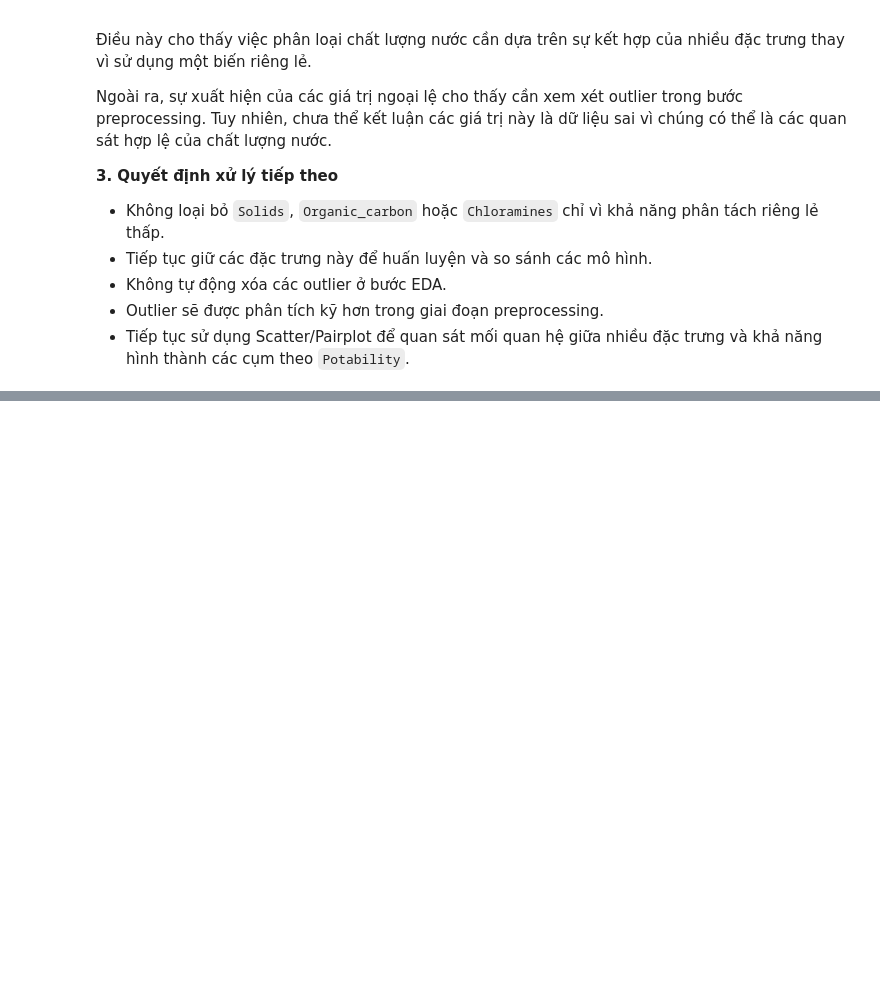
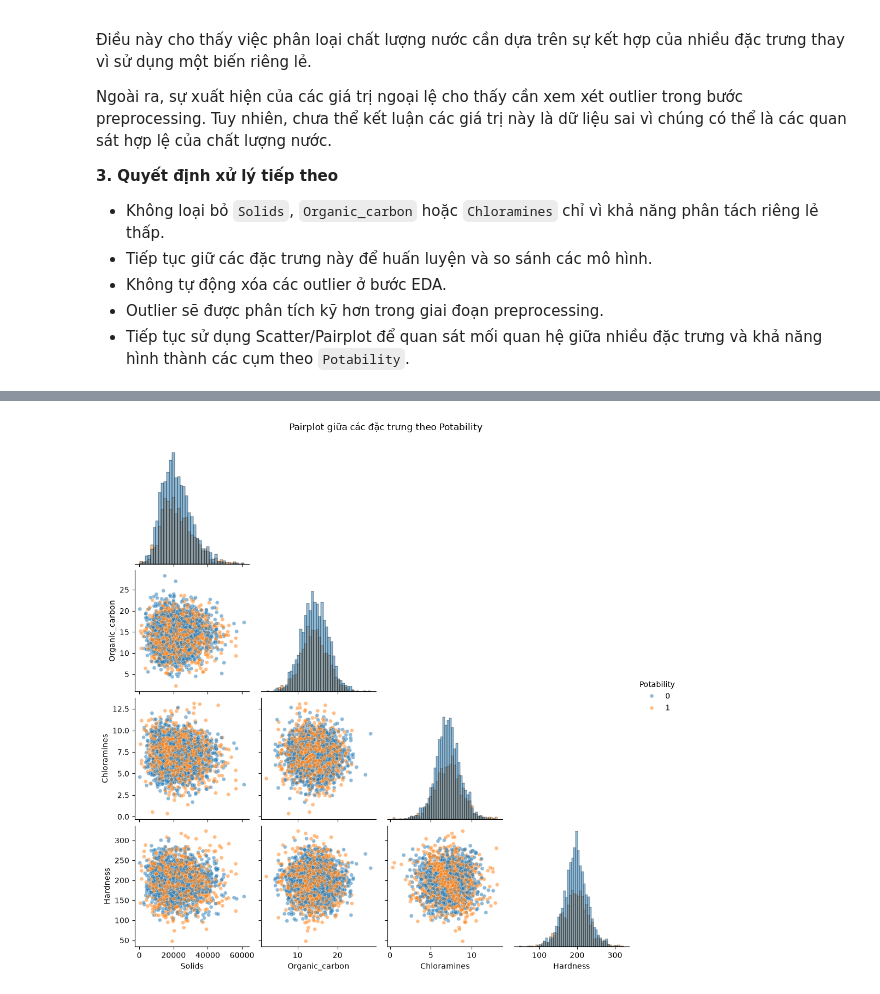
Before and after one commit to hoangthiyen01112005-ux/WaterQualityProject, a Jupyter notebook: ai-models/colab/01_eda.ipynb, the cells around one changed output, grey strips where cells are left out. Cells and saved outputs as stored; diff of their text form; code cells hidden in the pictures; blank space fills up the shorter version.

Commit message:
eda: add scatter pairplot analysis

```diff
--- a/ai-models/colab/01_eda.ipynb
+++ b/ai-models/colab/01_eda.ipynb
@@ -429,0 +439,12 @@ này là dữ liệu sai vì chúng có thể là các quan sát hợp lệ củ
+# %%
+pairplot_features = [
+    "Solids",
+    "Organic_carbon",
+    "Chloramines",
+    "Hardness",
+    "Potability"
+]
+# %%
+pairplot_data = df[pairplot_features].copy()
+
+pairplot_data.head()
@@ -429,0 +458,20 @@ này là dữ liệu sai vì chúng có thể là các quan sát hợp lệ củ
+# %%
+pair_plot = sns.pairplot(
+    pairplot_data,
+    hue="Potability",
+    diag_kind="hist",
+    corner=True,
+    plot_kws={
+        "alpha": 0.5,
+        "s": 25
+    }
+)
+
+pair_plot.fig.suptitle(
+    "Pairplot giữa các đặc trưng theo Potability",
+    y=1.02
+)
+
+plt.show()
+# %% [output]
+[figure, added]
```
Also changed, not shown: parts of 4 cells of this notebook, 1 other file.
